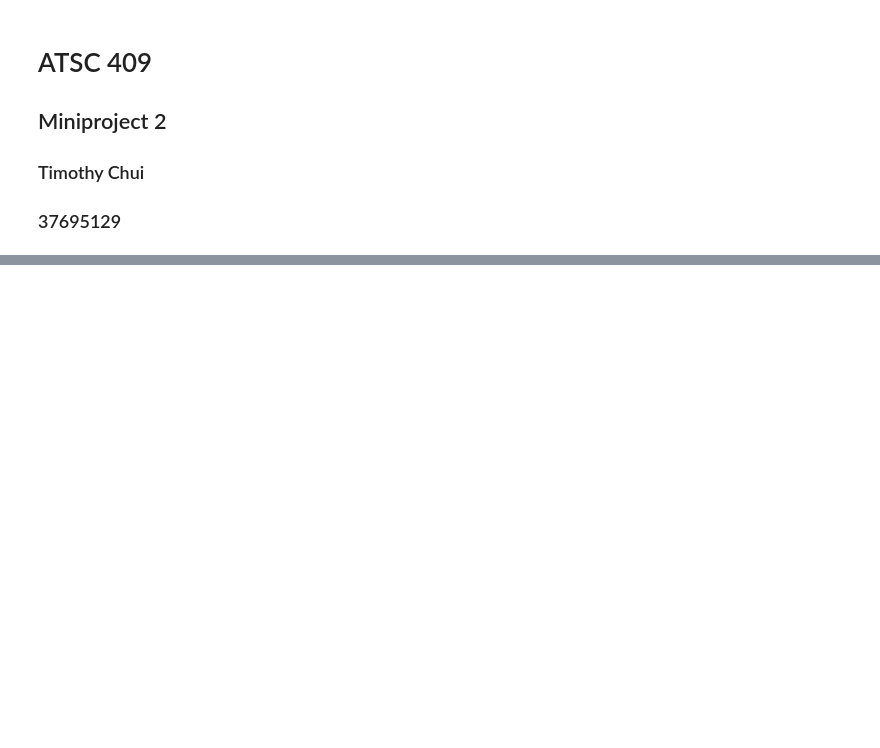
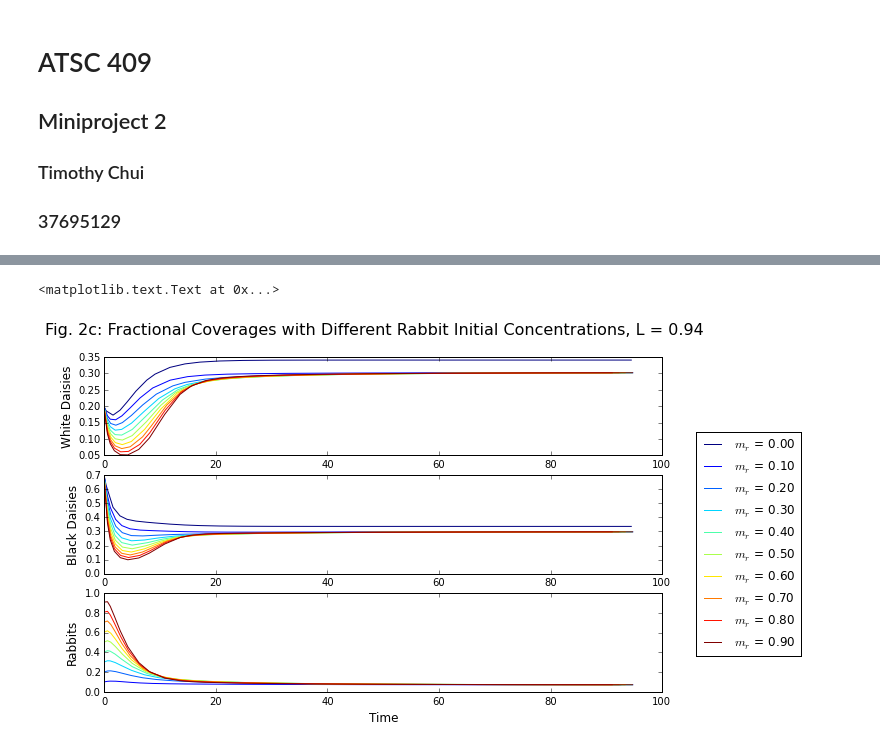
Before and after one commit to tc637/numeric, a Jupyter notebook: lab5/miniproject_2.ipynb, the cells around one changed output, grey strips where cells are left out. Cells and saved outputs as stored; diff of their text form; code cells hidden in the pictures; blank space fills up the shorter version.

```diff
--- a/lab5/miniproject_2.ipynb
+++ b/lab5/miniproject_2.ipynb
@@ -380,0 +287,16 @@ theAx2.set_ylabel('Final Fractional Coverage',fontsize=14)
+# %%
+# what about a middle-of-the-ground L?
+uservars_init,initvars_init = reset_params() # reset initial parameters
+
+rabbit_inits = np.arange(0.0,1.00,0.1)
+is_init = True
+change_key = "rabbitconc"
+label = r"$m_r$"
+
+uservars_init["L"] = 0.940
+thefig2c,theAx2c=plot_timeseries(is_init, change_key, rabbit_inits, label, uservars_init, initvars_init)
+thefig2c.suptitle('Fig. 2c: Fractional Coverages with Different Rabbit Initial Concentrations, L = {:.2}'.format(uservars_init["L"]),
+                  fontsize=16)
+# %% [output]
+<matplotlib.text.Text at 0x...>
+[figure, added]
```
Also changed, not shown: parts of 17 cells of this notebook.
